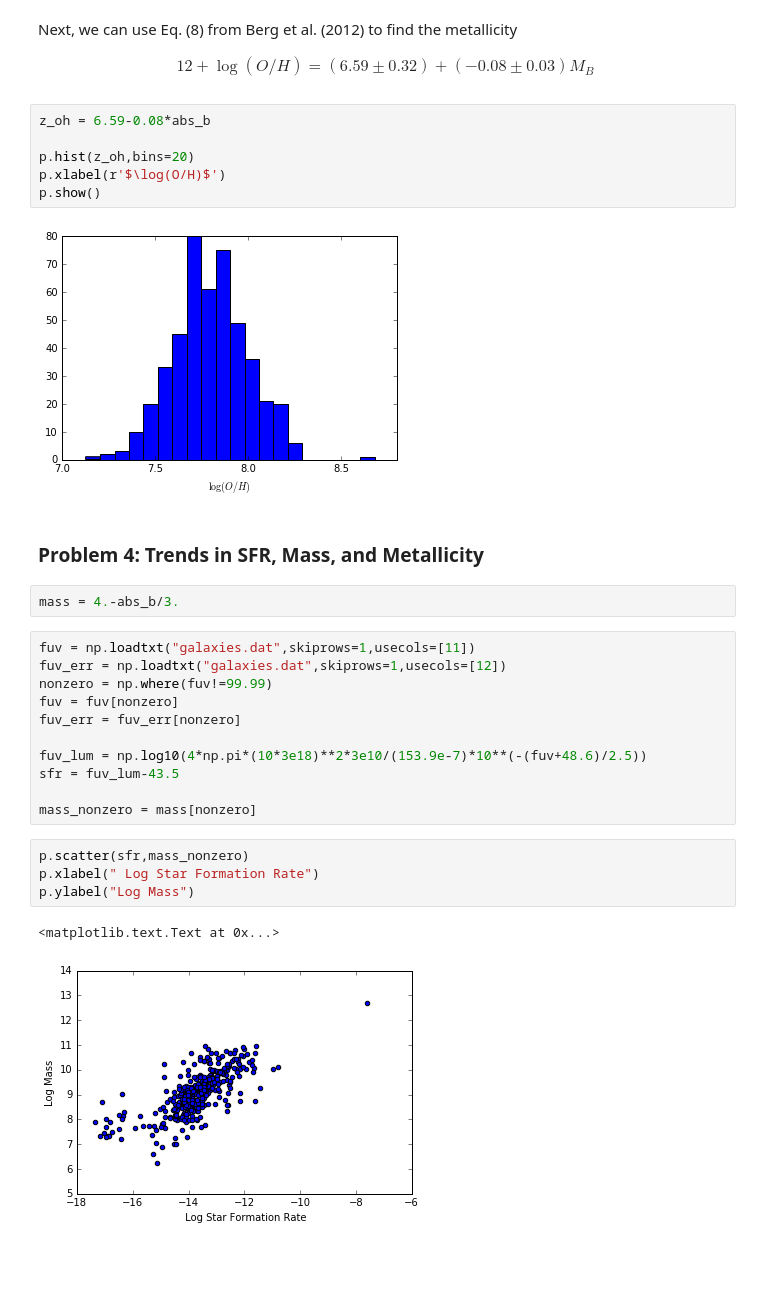
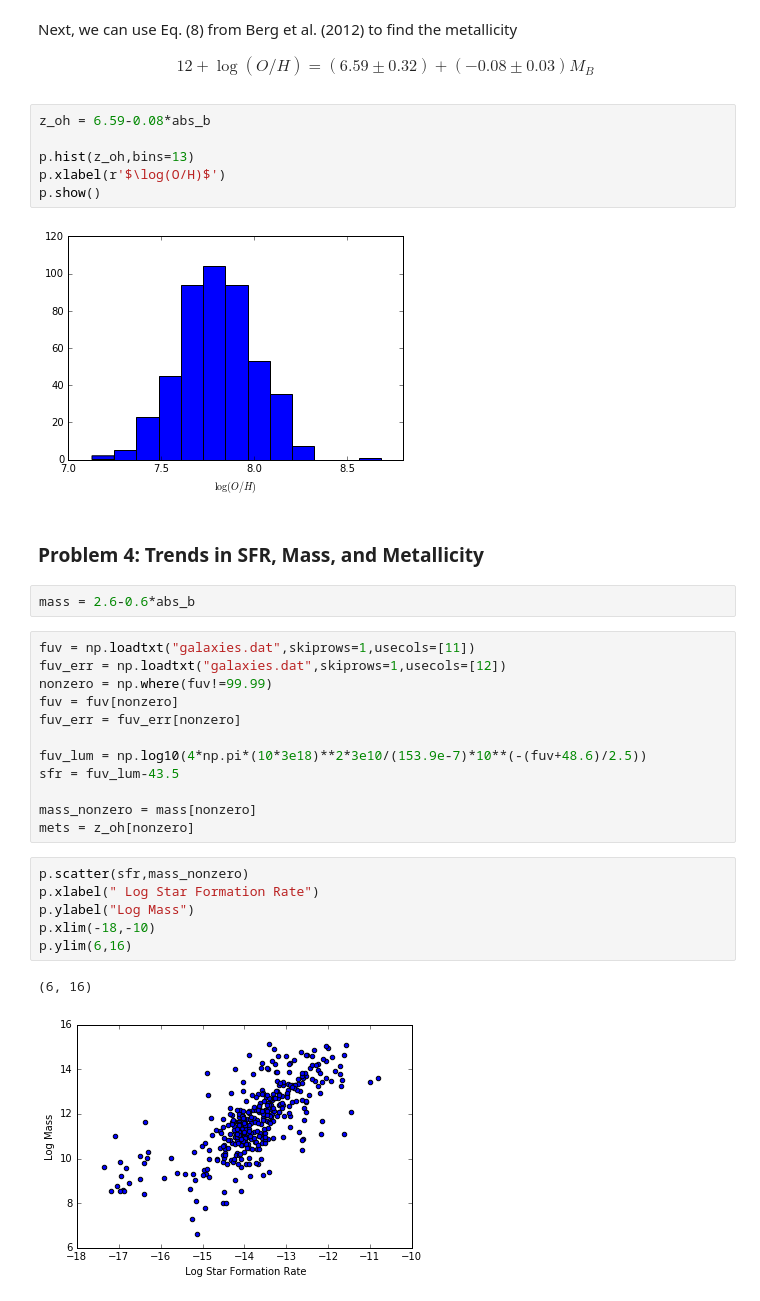
Before and after one commit to dkhatami/AY250_F16, a Jupyter notebook: PS5/PS5.ipynb, the cells around one changed output. Cells and saved outputs as stored; diff of their text form; blank space fills up the shorter version.

```diff
--- a/PS5/PS5.ipynb
+++ b/PS5/PS5.ipynb
@@ -107,15 +112,15 @@ Next, we can use Eq. (8) from Berg et al. (2012) to find the metallicity
 # %%
 z_oh = 6.59-0.08*abs_b
 
-p.hist(z_oh,bins=20)
+p.hist(z_oh,bins=13)
 p.xlabel(r'$\log(O/H)$')
 p.show()
 # %% [output]
-[figure, old version]
+[figure, new version]
 # %% [markdown]
 ### Problem 4: Trends in SFR, Mass, and Metallicity
-# %%
-mass = 4.-abs_b/3.
+# %%
+mass = 2.6-0.6*abs_b
 # %%
 fuv = np.loadtxt("galaxies.dat",skiprows=1,usecols=[11])
 fuv_err = np.loadtxt("galaxies.dat",skiprows=1,usecols=[12])
@@ -127,10 +132,13 @@ fuv_lum = np.log10(4*np.pi*(10*3e18)**2*3e10/(153.9e-7)*10**(-(fuv+48.6)/2.5))
 sfr = fuv_lum-43.5
 
 mass_nonzero = mass[nonzero]
+mets = z_oh[nonzero]
 # %%
 p.scatter(sfr,mass_nonzero)
 p.xlabel(" Log Star Formation Rate")
 p.ylabel("Log Mass")
+p.xlim(-18,-10)
+p.ylim(6,16)
 # %% [output]
-<matplotlib.text.Text at 0x...>
+(6, 16)
-[figure, old version]
+[figure, new version]
```
Also changed, not shown: parts of 10 cells of this notebook.
